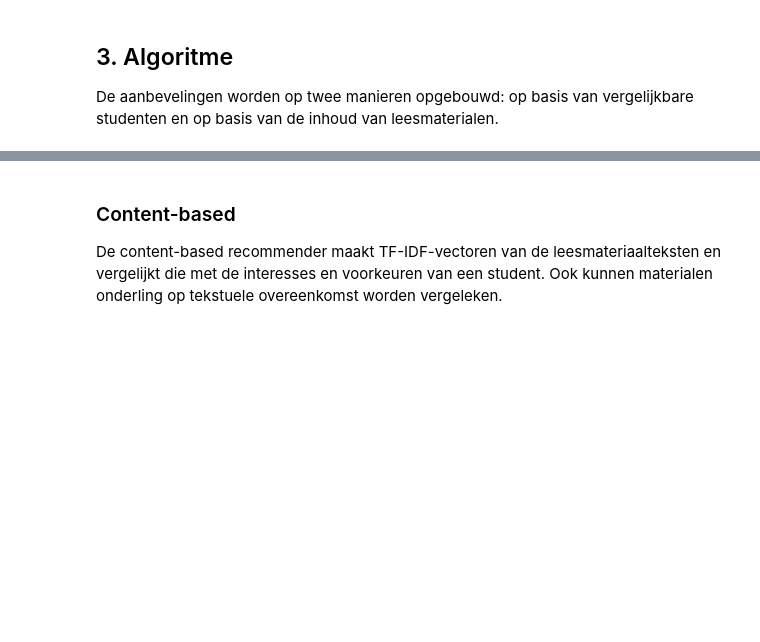
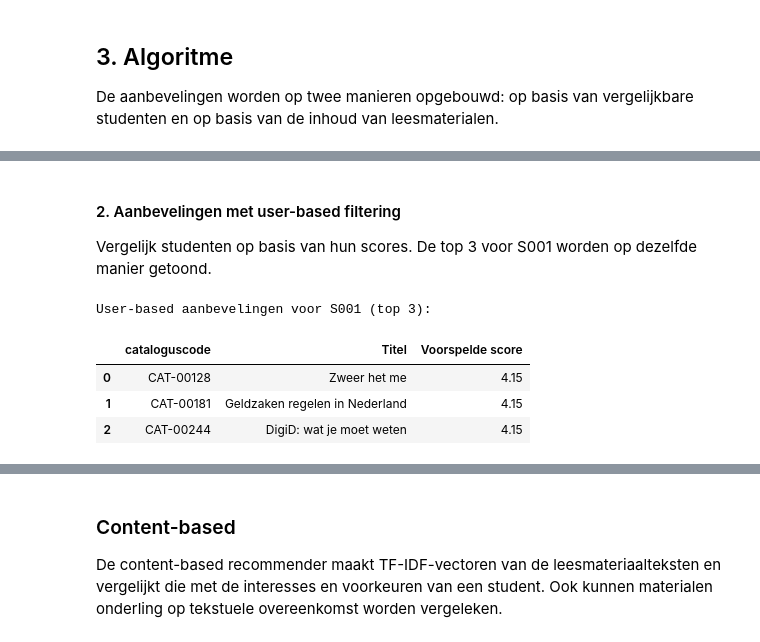
Before and after one commit to merijn1222/2.2Notebooks, a Jupyter notebook: Notebook.ipynb, the cells around one changed output, grey strips where cells are left out. Cells and saved outputs as stored; diff of their text form; code cells hidden in the pictures; blank space fills up the shorter version.

```diff
--- a/Notebook.ipynb
+++ b/Notebook.ipynb
@@ -962,3 +962,36 @@ dtype: float64
+# %% [markdown]
+#### 2. Aanbevelingen met user-based filtering
+
+Vergelijk studenten op basis van hun scores. De top 3 voor S001 worden op dezelfde manier getoond.
 # %%
-import pandas as pd
-import numpy as np
+def recommend_user_based(student_id):
+    matrix = score_matrix(eval_pairs)
+    if student_id not in matrix.index:
+        raise ValueError('Student {} staat niet in de interactiedata.'.format(student_id))
+
+    similarities = matrix.T.corr(min_periods=MIN_COMMON_ITEMS)
+    neighbors = similarities.loc[student_id].drop(index=student_id).dropna()
+    if ONLY_POSITIVE_NEIGHBORS:
+        neighbors = neighbors[neighbors > 0]
+    neighbors = neighbors.nlargest(N_NEIGHBORS)
+    if neighbors.empty:
+        return pd.Series(dtype='float64')
+
+    neighbor_scores = matrix.loc[neighbors.index]
+    weighted_sum = neighbor_scores.mul(neighbors, axis=0).sum(axis=0, min_count=1)
+    weight_sum = neighbor_scores.notna().mul(neighbors.abs(), axis=0).sum(axis=0)
+    predictions = weighted_sum / weight_sum
+    support = neighbor_scores.notna().sum(axis=0)
+    unseen = matrix.loc[student_id].isna()
+    candidates = unseen & (support >= MIN_ITEM_SUPPORT)
+    return predictions[candidates].dropna()
+
+user_recommendations = format_recommendations(recommend_user_based(STUDENT_ID))
+print('User-based aanbevelingen voor {} (top {}):'.format(STUDENT_ID, TOP_K))
+user_recommendations
+# %% [output]
+User-based aanbevelingen voor S001 (top 3):
+|  | cataloguscode | Titel | Voorspelde score |
+| 0 | CAT-00128 | Zweer het me | 4.15 |
+| 1 | CAT-00181 | Geldzaken regelen in Nederland | 4.15 |
+| 2 | CAT-00244 | DigiD: wat je moet weten | 4.15 |
```
Also changed, not shown: parts of 13 cells of this notebook.
